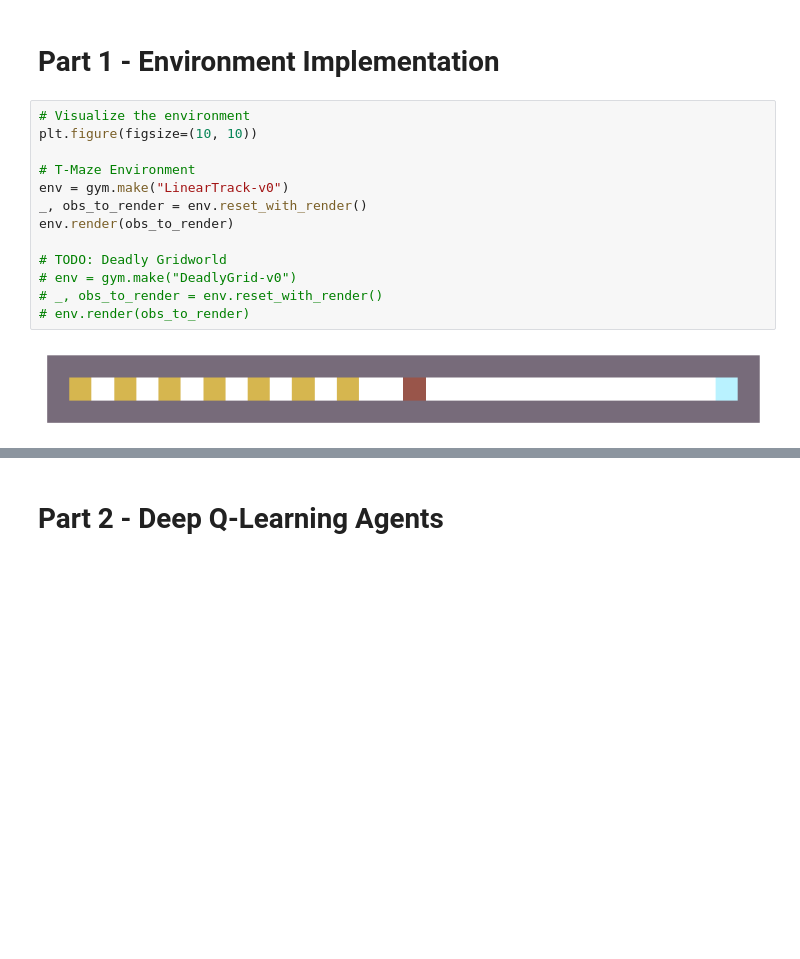
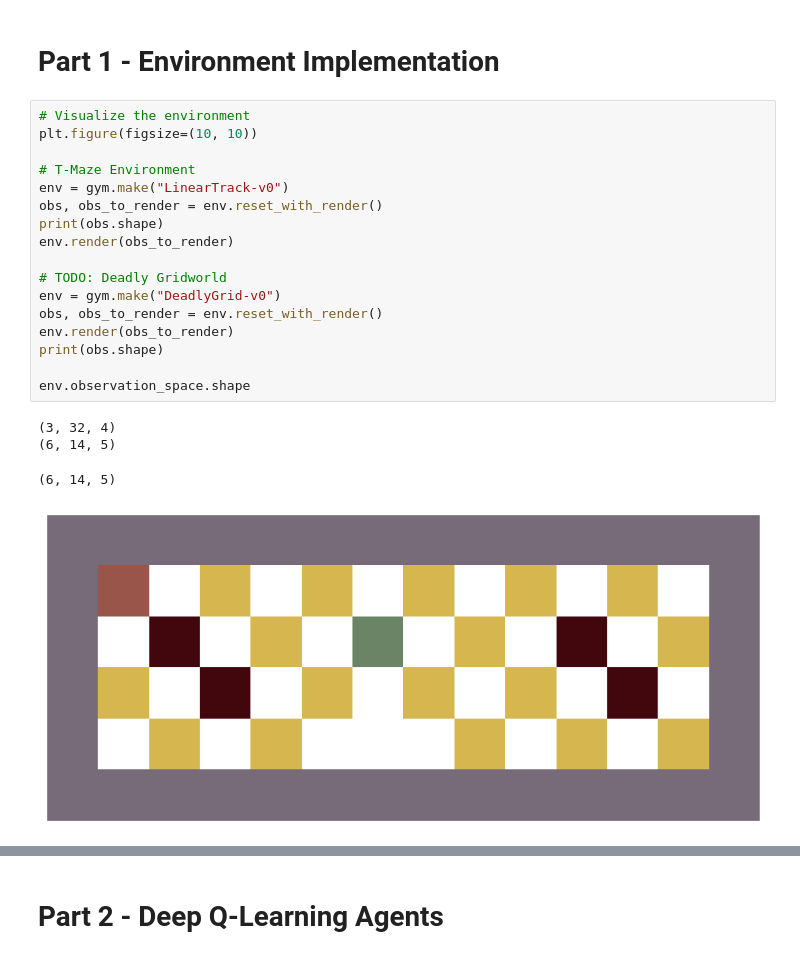
Before and after one commit to ahmedtarek-/Deep-Q-Learning, a Jupyter notebook: deep_q_learning_arina.ipynb, the cells around one changed output, grey strips where cells are left out. Saved outputs shown, nothing was run; the diff lists cells and outputs as text; blank space fills up the shorter version.

```diff
--- a/deep_q_learning_arina.ipynb
+++ b/deep_q_learning_arina.ipynb
@@ -71,18 +69,25 @@ The autoreload extension is already loaded. To reload it, use:
 # %%
 # Visualize the environment
 plt.figure(figsize=(10, 10))
 
 # T-Maze Environment
 env = gym.make("LinearTrack-v0")
-_, obs_to_render = env.reset_with_render()
+obs, obs_to_render = env.reset_with_render()
+print(obs.shape)
 env.render(obs_to_render)
 
 # TODO: Deadly Gridworld
-# env = gym.make("DeadlyGrid-v0")
-# _, obs_to_render = env.reset_with_render()
-# env.render(obs_to_render)
+env = gym.make("DeadlyGrid-v0")
+obs, obs_to_render = env.reset_with_render()
+env.render(obs_to_render)
+print(obs.shape)
+
+env.observation_space.shape
 # %% [output]
+(3, 32, 4)
+(6, 14, 5)
+(6, 14, 5)
-[figure, old version]
+[figure, new version]
 # %%
 # Run random steps & Visualize the episode
 from IPython import display
```
Also changed, not shown: parts of 27 cells of this notebook, 1 other file.
